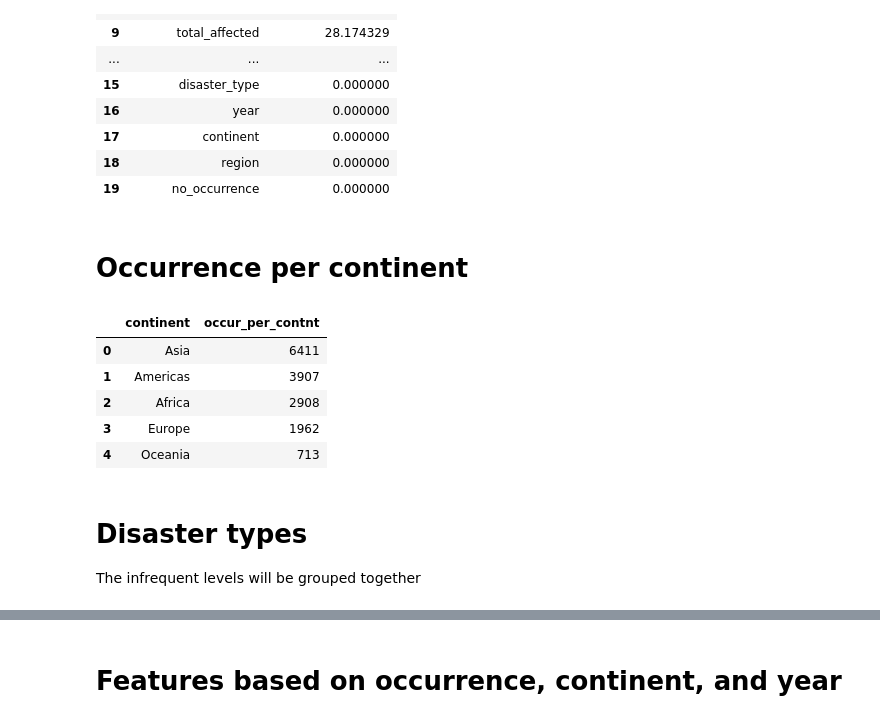
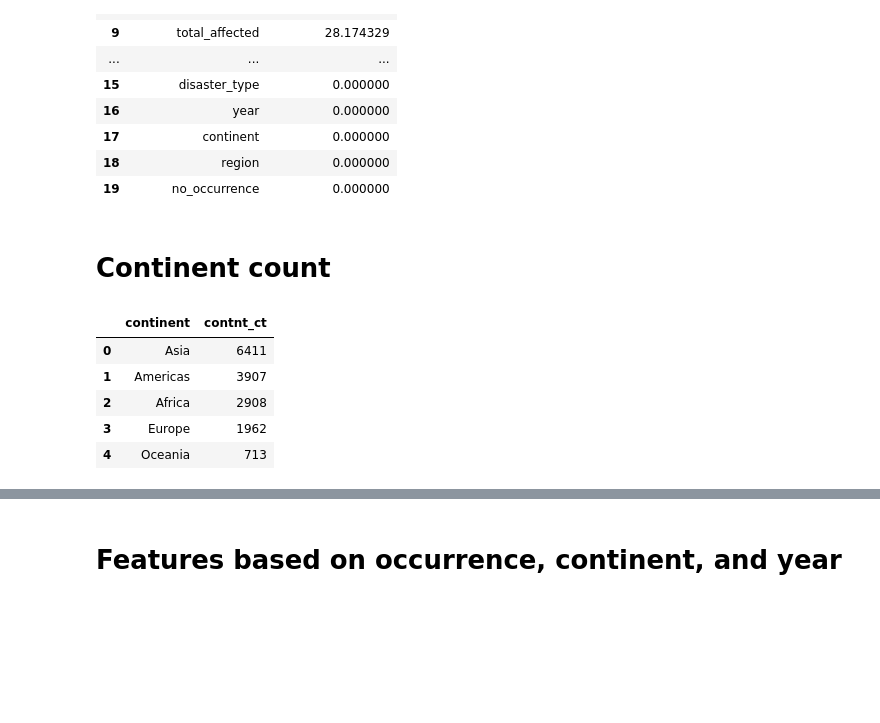
Before and after one commit to Owerre/natural-disaster, a Jupyter notebook: notebooks/02b-feat_engr.ipynb, the cells around one changed output, grey strips where cells are left out. Drawn from its saved outputs; the diff is of its cells as text; code cells hidden in the pictures; blank space fills up the shorter version.

```diff
--- a/notebooks/02b-feat_engr.ipynb
+++ b/notebooks/02b-feat_engr.ipynb
@@ -95,15 +95,15 @@ cols = ['total_deaths', 'no_injured', 'total_damages_(us$)',
         'no_affected', 'no_homeless', 'total_affected']
 for col in cols:
     df[col] = df[col].fillna(0)
-# %% [markdown]
-# Occurrence per continent
+# %% [markdown]
+# Continent count
 # %%
 df_cont = pd.DataFrame(df.continent.value_counts())
 df_cont.reset_index(level=0,inplace=True)
-df_cont.rename(columns = {'continent':'occur_per_contnt',  'index':'continent'},inplace=True)
+df_cont.rename(columns = {'continent':'contnt_ct',  'index':'continent'},inplace=True)
 df_cont
 # %% [output]
-|  | continent | occur_per_contnt |
+|  | continent | contnt_ct |
 | 0 | Asia | 6411 |
 | 1 | Americas | 3907 |
 | 2 | Africa | 2908 |
@@ -112,6 +112,3 @@ df_cont
 # %%
 # left join to the main dataframe
 df = df.merge(df_cont, how = 'left', on = 'continent')
-# %% [markdown]
-# Disaster types
-The infrequent levels will be grouped together
```
Also changed, not shown: parts of 14 cells of this notebook, 5 other files.
